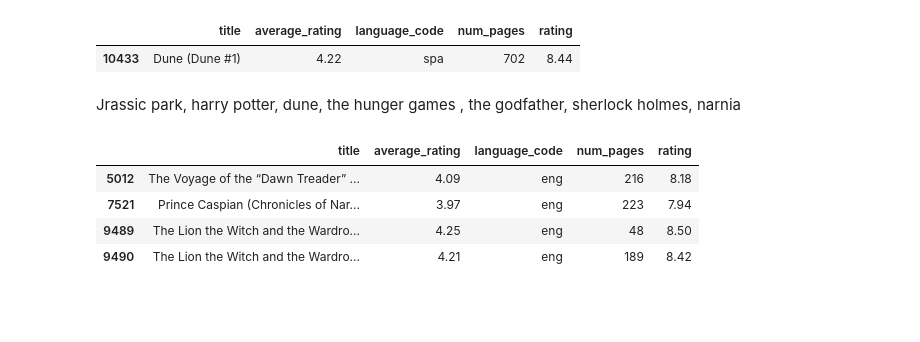
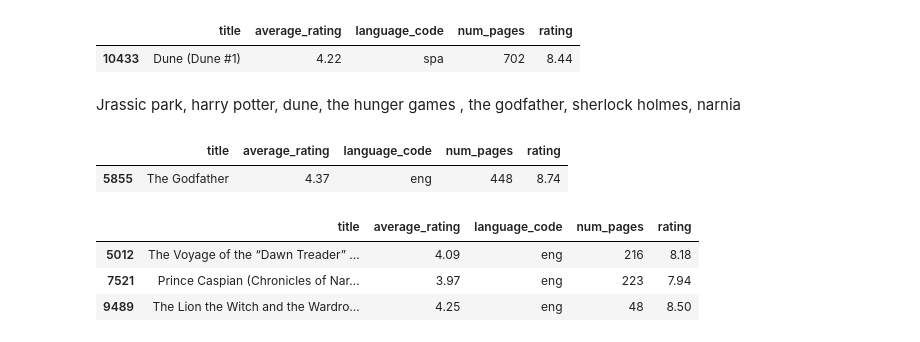
Before and after one commit to moustafa-karaki/books-movies, a Jupyter notebook: books_movies.ipynb, the cells around one changed output. Drawn from its saved outputs; the diff is of its cells as text; code cells hidden in the pictures; blank space fills up the shorter version.

```diff
--- a/books_movies.ipynb
+++ b/books_movies.ipynb
@@ -147,15 +147,18 @@ harry potter,
 dune, the hunger games , the godfather, sherlock holmes, narnia
 # %%
 GF_book = books.loc[books["title"].str.contains("The Godfather")]
+GF_book
+# %% [output]
+|  | title | average_rating | language_code | num_pages | rating |
+| 5855 | The Godfather | 4.37 | eng | 448 | 8.74 |
 # %%
 pd.set_option('display.max_colwidth', None)
 # %%
 narnia_book = books.loc[books["title"].str.contains("Narnia")]
-narnia_book = narnia_book.drop([3017,3018,4832,9491,11110])
+narnia_book = narnia_book.drop([3017,3018,4832,9491,11110,9490])
 narnia_book
 # %% [output]
 |  | title | average_rating | language_code | num_pages | rating |
 | 5012 | The Voyage of the “Dawn Treader” ... | 4.09 | eng | 216 | 8.18 |
 | 7521 | Prince Caspian (Chronicles of Nar... | 3.97 | eng | 223 | 7.94 |
 | 9489 | The Lion the Witch and the Wardro... | 4.25 | eng | 48 | 8.50 |
-| 9490 | The Lion the Witch and the Wardro... | 4.21 | eng | 189 | 8.42 |
```
Also changed, not shown: parts of 8 cells of this notebook.
